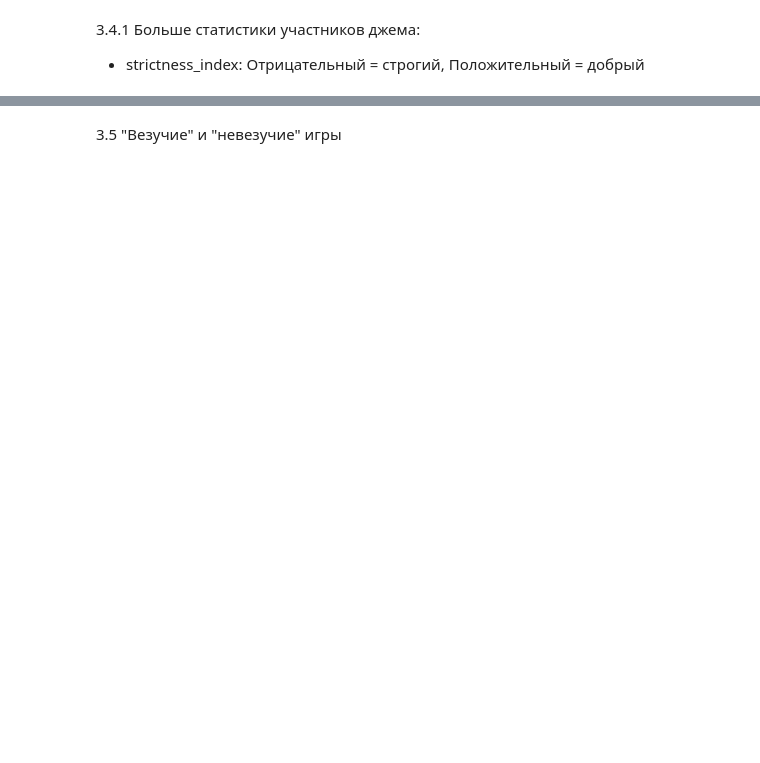
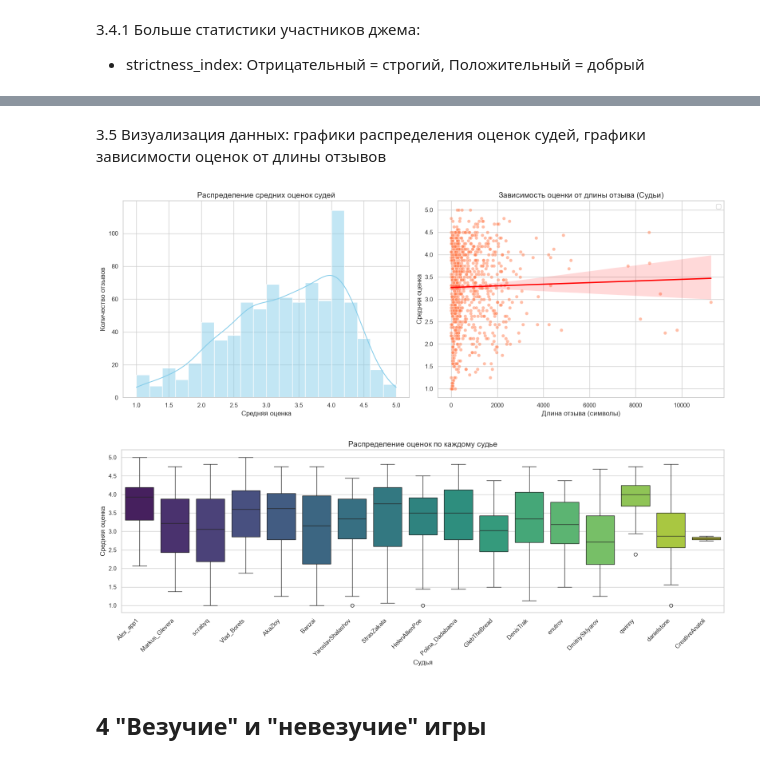
Before and after one commit to unreal79/MyIndie-jam-stats, a Jupyter notebook: MyIndie-jam-stats_LVL10.ipynb, the cells around one changed output, grey strips where cells are left out. Drawn from its saved outputs; the diff is of its cells as text; code cells hidden in the pictures; blank space fills up the shorter version.

Commit message:
add images, sorted unlucky games

```diff
--- a/MyIndie-jam-stats_LVL10.ipynb
+++ b/MyIndie-jam-stats_LVL10.ipynb
@@ -225,6 +189,7 @@ for line in jam_games_file:
                     'judges': judges,
                     'participants': participants,
                     'users': users,
+                    'official_score': inner_data.get('game', {}).get('score', 0)
                 }
                 print(f"Судейских отзывов: {len(judges)} - {', '.join([r.get('user', {}).get('username') for r in judges])}")
                 print(f"Отзывы участников: {len(participants)} - {', '.join([r.get('user', {}).get('username') for r in participants])}")
@@ -537,10 +505,10 @@ for username, reviews in participants_reviews_by_username.items():
 
     for r in reviews:
         c = r.get('criterias', {})
-        crit_values = [c[k] for k in CRITERIAS if k in c]
+        criterial_values = [c[k] for k in CRITERIAS if k in c]
 
-        if crit_values:
-            game_score = sum(crit_values) / len(crit_values)
+        if criterial_values:
+            game_score = sum(criterial_values) / len(criterial_values)
             participant_precise_scores.append(game_score)
 
         text = r.get('reviewText', '')
@@ -596,9 +564,9 @@ all_judges_precise_scores = []
 for reviews in judges_reviews_by_username.values():
     for r in reviews:
         c = r.get('criterias', {})
-        crit_values = [c[k] for k in CRITERIAS if k in c]
-        if crit_values:
-            all_judges_precise_scores.append(sum(crit_values) / len(crit_values))
+        criterial_values = [c[k] for k in CRITERIAS if k in c]
+        if criterial_values:
+            all_judges_precise_scores.append(sum(criterial_values) / len(criterial_values))
 
 judges_global_avg = np.mean(all_judges_precise_scores) if all_judges_precise_scores else 0.0
 
@@ -675,9 +643,9 @@ all_participants_precise_scores = []
 for reviews in participants_reviews_by_username.values():
     for r in reviews:
         c = r.get('criterias', {})
-        crit_values = [c[k] for k in CRITERIAS if k in c]
-        if crit_values:
-            all_participants_precise_scores.append(sum(crit_values) / len(crit_values))
+        criterial_values = [c[k] for k in CRITERIAS if k in c]
+        if criterial_values:
+            all_participants_precise_scores.append(sum(criterial_values) / len(criterial_values))
 
 participants_global_avg = np.mean(all_participants_precise_scores) if all_participants_precise_scores else 0.0
 
@@ -743,8 +711,63 @@ df_participants_insights.sort_values(by='strictness_index')
 | 84 | Ganwords | 1.590 | art (5.0) | devblog (4.17) | 2 | 1.500 |
 | 107 | Biba | 1.819 | art (5.0) | art (5.0) | 1 | 1.000 |
 | 109 | kikopie | 1.819 | art (5.0) | art (5.0) | 1 | 1.000 |
+# %% [markdown]
+3.5 Визуализация данных: графики распределения оценок судей, графики зависимости оценок от длины отзывов
+# %%
+import matplotlib.pyplot as plt
+import seaborn as sns
+
+judge_plot_data = []
+for username, reviews in judges_reviews_by_username.items():
+    for r in reviews:
+        c = r.get('criterias', {})
+        criterial_values = [c[k] for k in CRITERIAS if k in c]
+        if criterial_values:
+            score = sum(criterial_values) / len(criterial_values)
+            text = r.get('reviewText', '')
+            clean_text = re.sub(r'<[^>]+>', '', text)
+            length = len(clean_text)
+            judge_plot_data.append({
+                'username': username,
+                'score': score,
+                'review_length': length
+            })
+
+df_judge_plot = pd.DataFrame(judge_plot_data)
+
+sns.set_theme(style="whitegrid")
+fig, axes = plt.subplots(1, 2, figsize=(16, 6))
+
+sns.histplot(df_judge_plot['score'], bins=20, kde=True, ax=axes[0], color='skyblue')
+axes[0].set_title('Распределение средних оценок судей', fontsize=14)
+axes[0].set_xlabel('Средняя оценка', fontsize=12)
+axes[0].set_ylabel('Количество отзывов', fontsize=12)
+
+# Зависимость оценки от длины отзыва
+sns.scatterplot(data=df_judge_plot, x='review_length', y='score', alpha=0.5, ax=axes[1], color='coral')
+sns.regplot(data=df_judge_plot, x='review_length', y='score', scatter=False, ax=axes[1], color='red', line_kws={"label":"Тренд"})
+axes[1].set_title('Зависимость оценки от длины отзыва (Судьи)', fontsize=14)
+axes[1].set_xlabel('Длина отзыва (символы)', fontsize=12)
+axes[1].set_ylabel('Средняя оценка', fontsize=12)
+axes[1].legend()
+
+plt.tight_layout()
+plt.show()
+
+# Распределение оценок по каждому судье (boxplot)
+plt.figure(figsize=(16, 6))
+sns.boxplot(data=df_judge_plot, x='username', y='score', hue='username', palette='viridis', legend=False)
+plt.xticks(rotation=45, ha='right')
+plt.title('Распределение оценок по каждому судье', fontsize=14)
+plt.xlabel('Судья', fontsize=12)
+plt.ylabel('Средняя оценка', fontsize=12)
+plt.tight_layout()
+plt.show()
+# %% [output]
+[figure, added]
+[figure, added]
 # %% [markdown]
-3.5 "Везучие" и "невезучие" игры
+## 4 "Везучие" и "невезучие" игры
 # %%
 # Словари для быстрого поиска строгости
 judge_strictness = df_judges_insights.set_index('username')['strictness_index'].to_dict()
```
Also changed, not shown: parts of 5 cells of this notebook, 2 other files.
